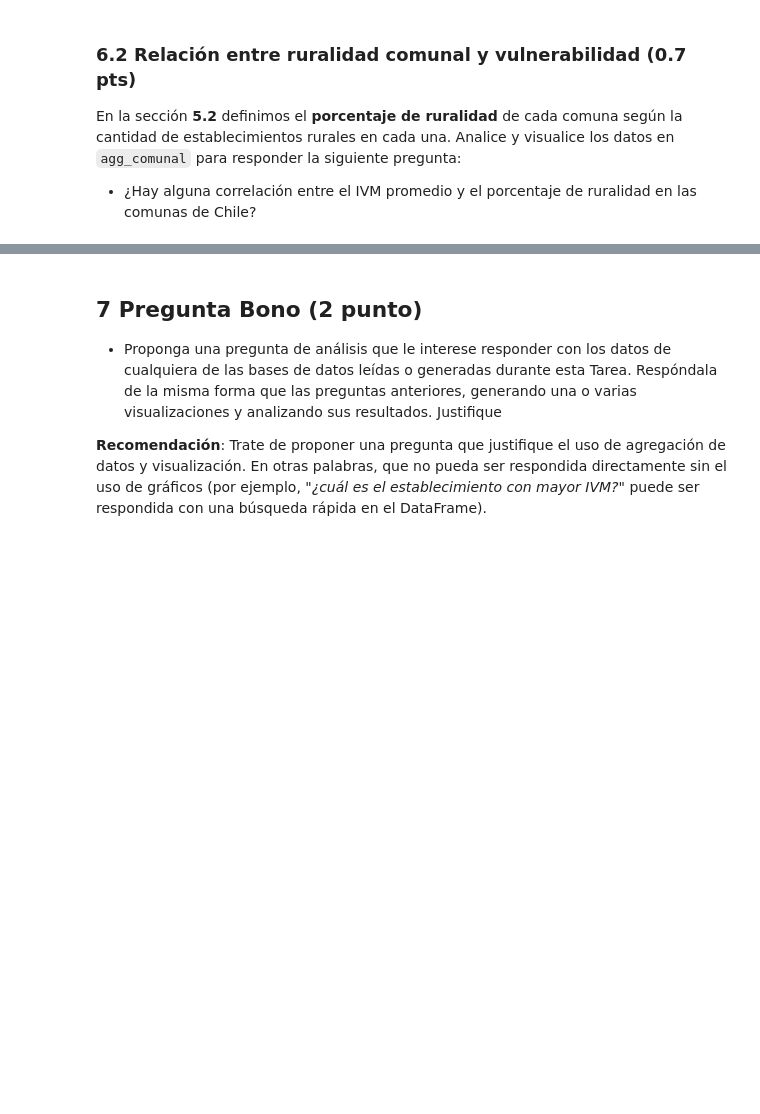
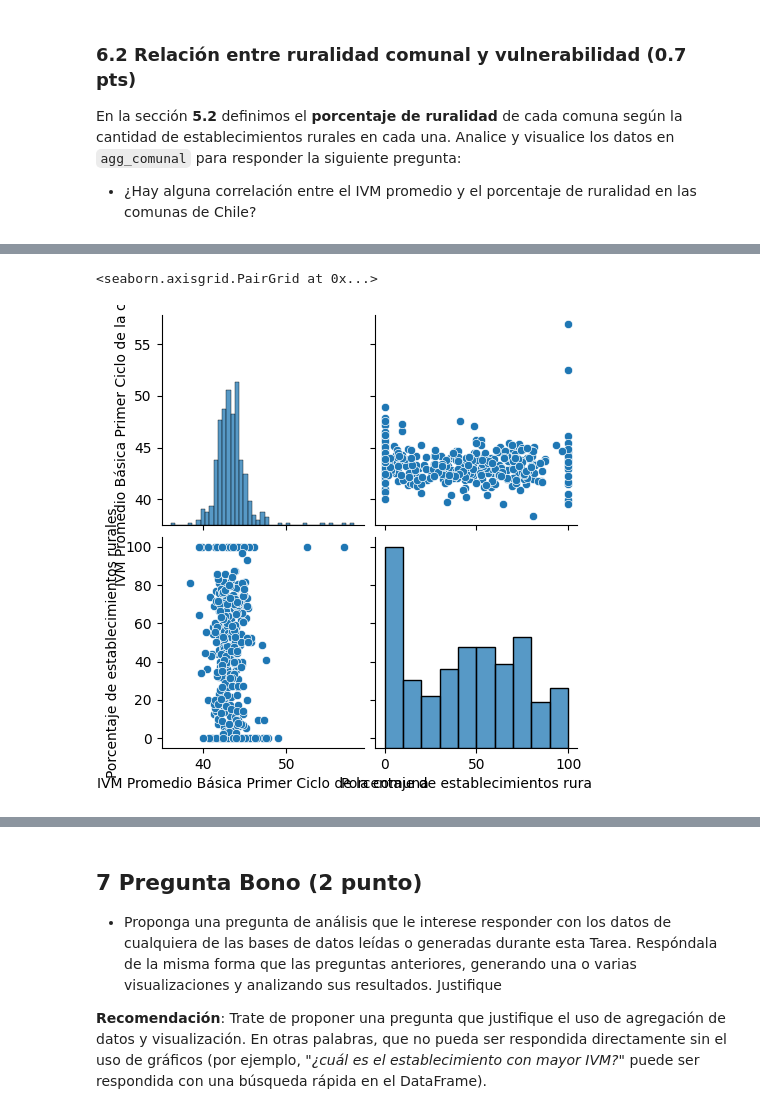
Before and after one commit to Cristobal-Lyon-Diaz/IMT2200-Cristobal-Lyon, a Jupyter notebook: tarea 03/IMT2200-25s2 - Tarea 03.ipynb, the cells around one changed output, grey strips where cells are left out. Saved outputs shown, nothing was run; the diff lists cells and outputs as text; code cells hidden in the pictures; blank space fills up the shorter version.

```diff
--- a/tarea 03/IMT2200-25s2 - Tarea 03.ipynb
+++ b/tarea 03/IMT2200-25s2 - Tarea 03.ipynb
@@ -474,0 +530,5 @@ En la sección **5.2** definimos el **porcentaje de ruralidad** de cada comuna s
+# %%
+sns.pairplot(agg_comunal[["IVM Promedio Básica Primer Ciclo de la comuna", "Porcentaje de establecimientos rurales"]])
+# %% [output]
+<seaborn.axisgrid.PairGrid at 0x...>
+[figure, added]
```
Also changed, not shown: parts of 18 cells of this notebook.
